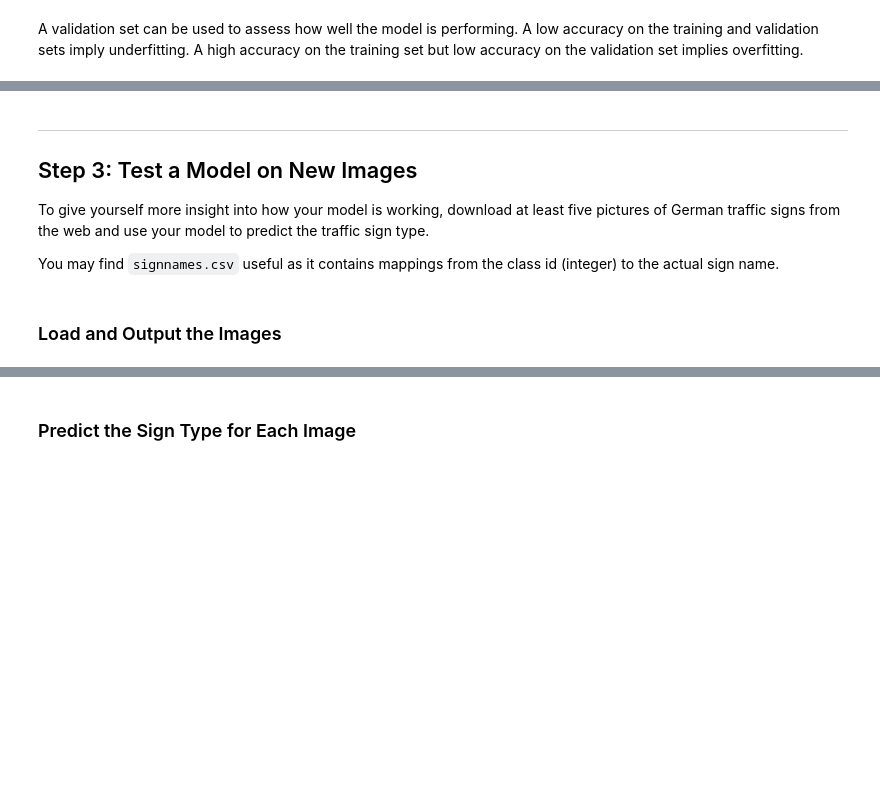
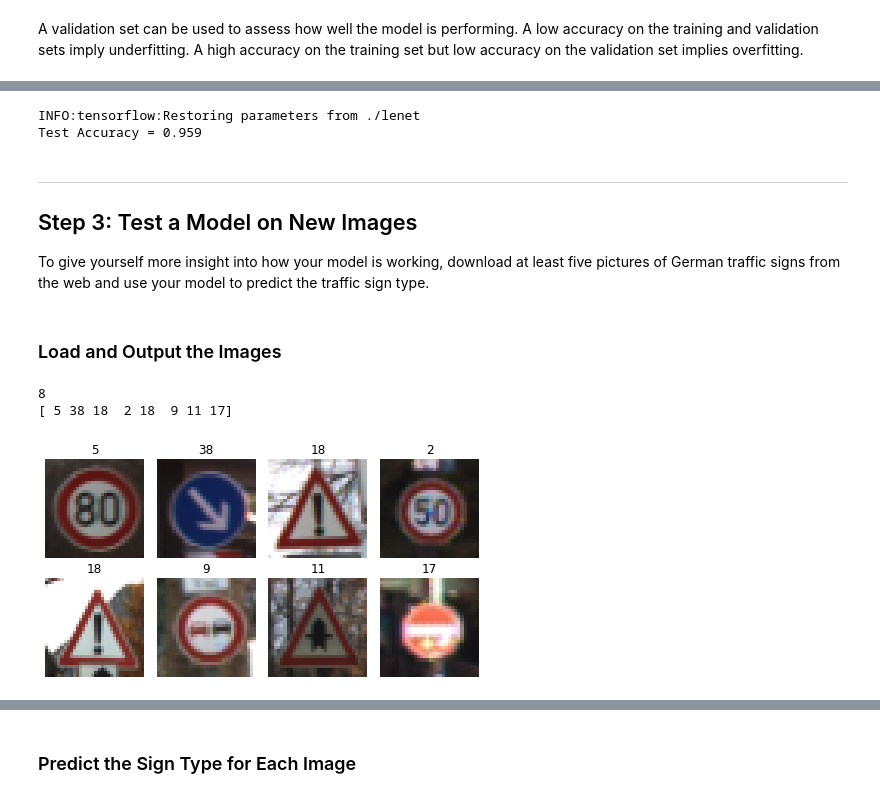
Before and after one commit to iyowasay/CNN_traffic_sign, a Jupyter notebook: Traffic_Sign_Classifier.ipynb, the cells around one changed output, grey strips where cells are left out. Saved outputs shown, nothing was run; the diff lists cells and outputs as text; code cells hidden in the pictures; blank space fills up the shorter version.

```diff
--- a/Traffic_Sign_Classifier.ipynb
+++ b/Traffic_Sign_Classifier.ipynb
@@ -577,10 +617,20 @@ Validation Accuracy = 0.935
+# %%
+# test set accuracy - only run once
+with tf.Session() as sess:
+#     sess.run(tf.global_variables_initializer())
+    saver.restore(sess, tf.train.latest_checkpoint('.'))
+
+    test_accuracy, test_los = evaluate(X_test_norm, y_test)
+
+    print("Test Accuracy = {:.3f}".format(test_accuracy))
+# %% [output]
+INFO:tensorflow:Restoring parameters from ./lenet
+Test Accuracy = 0.959
 # %% [markdown]
 ---
 
 ## Step 3: Test a Model on New Images
 
 To give yourself more insight into how your model is working, download at least five pictures of German traffic signs from the web and use your model to predict the traffic sign type.
-
-You may find `signnames.csv` useful as it contains mappings from the class id (integer) to the actual sign name.
 # %% [markdown]
 ### Load and Output the Images
@@ -588,0 +637,54 @@ You may find `signnames.csv` useful as it contains mappings from the class id (i
+# %%
+### Load the images and plot them here.
+import os
+import cv2
+import csv
+
+path = './new_test_image/'
+my_test_image = []
+my_test_label = []
+csv_names = []
+csv_labels = []
+dic = {}
+with open(path+'GT-final_test.csv') as f:
+    for i, line in enumerate(f):
+        if i == 0: continue
+        temp = line.split(";")
+        dic[temp[0]] = int(temp[-1])
+#         print(int(temp[-1]))
+
+fig, axs = plt.subplots(2,4, figsize=(8, 4))
+fig.subplots_adjust(hspace = .2, wspace=.001)
+axs = axs.ravel()
+
+rand_idx = random.randint(0, 9)
+all_file_names = os.listdir(path)
+temp = all_file_names[rand_idx:]
+for filename in temp:
+    image = cv2.imread(os.path.join(path,filename))
+    if image is not None and len(my_test_image) < 8:
+        name = filename.replace('png', '')+'ppm'
+        label_ = dic[name]
+        resized = cv2.resize(image, (32,32), interpolation = cv2.INTER_AREA)
+        my_test_image.append(resized)
+        my_test_label.append(label_)
+
+
+print(len(my_test_image))
+# random_index = random.randint(0, len(my_test_image)-1)
+#     random_index = (random_index+1) % len(my_test_image)
+for n in range(8):
+    img = my_test_image[n]
+    axs[n].axis('off')
+    axs[n].imshow(cv2.cvtColor(img, cv2.COLOR_BGR2RGB))
+    axs[n].set_title(my_test_label[n])
+
+
+my_test_image = np.asarray(my_test_image)
+my_test_label = np.asarray(my_test_label)
+
+print(my_test_label)
+# %% [output]
+8
+[ 5 38 18  2 18  9 11 17]
+[figure, added]
```
Also changed, not shown: parts of 33 cells of this notebook, 35 other files.
